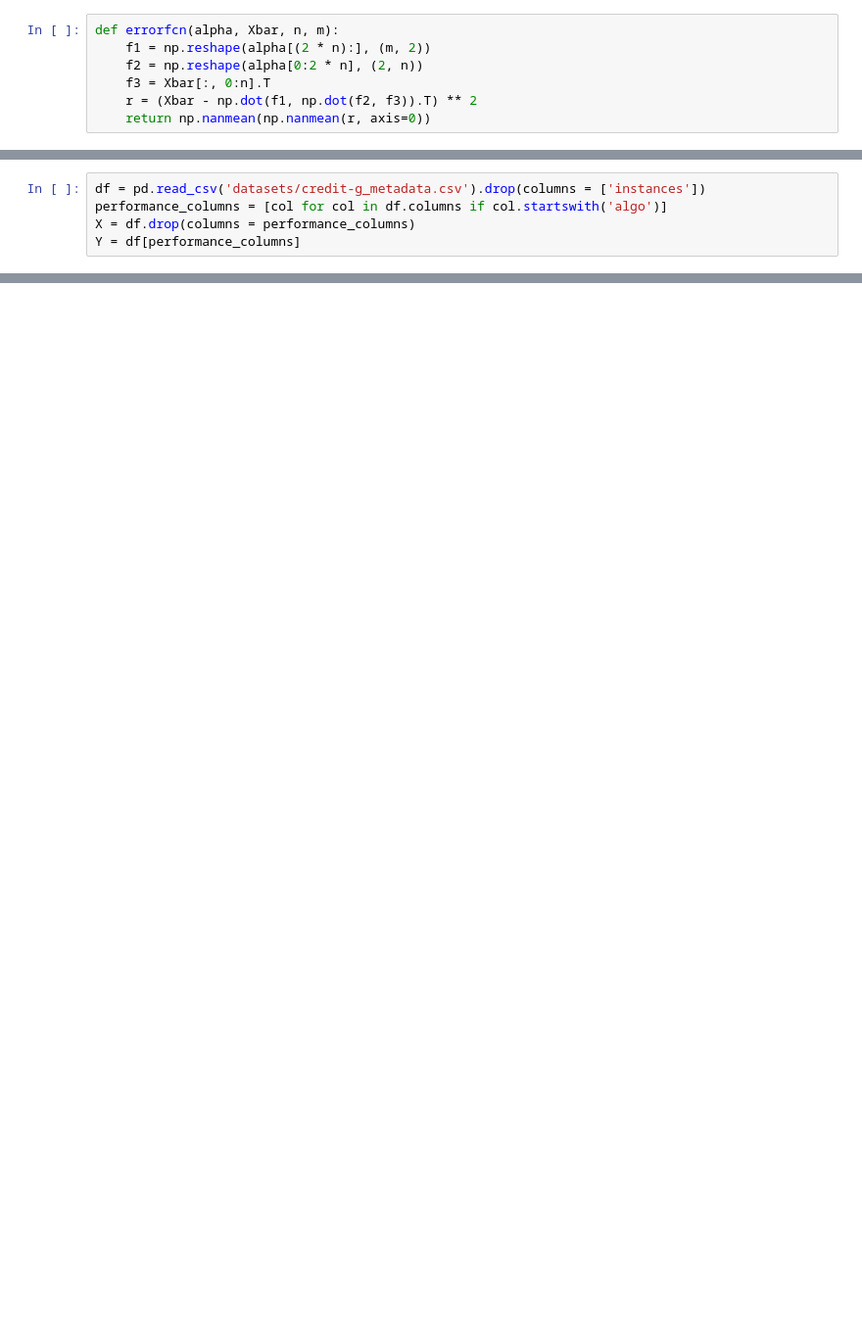
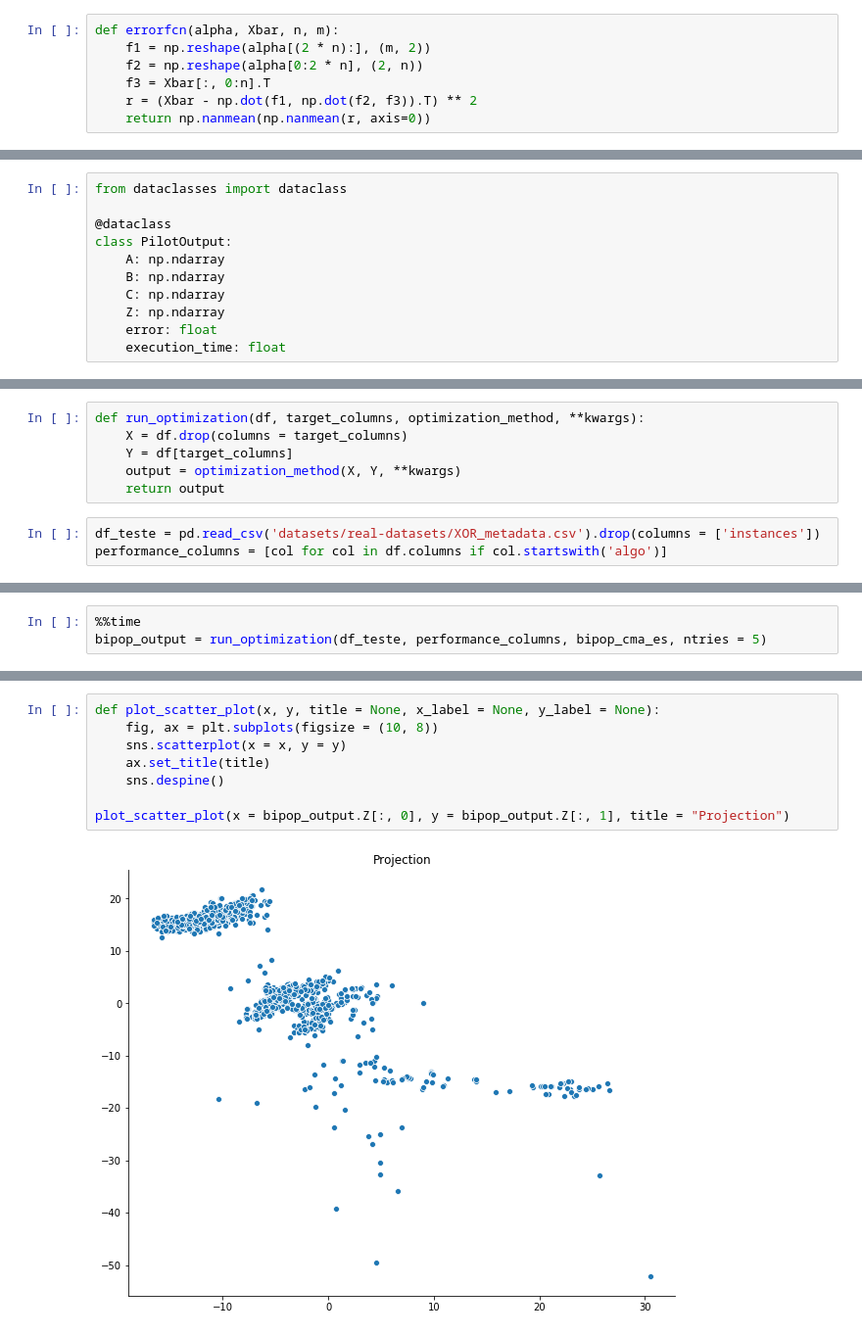
Before and after one commit to victorsanunes/artigo-ipo, a Jupyter notebook: bipop-cma-es.ipynb, the cells around one changed output, grey strips where cells are left out. Shown at 98% size. Drawn from its saved outputs; the diff is of its cells as text; blank space fills up the shorter version.

```diff
--- a/bipop-cma-es.ipynb
+++ b/bipop-cma-es.ipynb
@@ -16,0 +40,11 @@ def errorfcn(alpha, Xbar, n, m):
+# %%
+from dataclasses import dataclass
+
+@dataclass
+class PilotOutput:
+    A: np.ndarray
+    B: np.ndarray
+    C: np.ndarray
+    Z: np.ndarray
+    error: float
+    execution_time: float
@@ -17,5 +153,9 @@ def errorfcn(alpha, Xbar, n, m):
+# %%
+def run_optimization(df, target_columns, optimization_method, **kwargs):
+    X = df.drop(columns = target_columns)
+    Y = df[target_columns]
+    output = optimization_method(X, Y, **kwargs)
+    return output
 # %%
-df = pd.read_csv('datasets/credit-g_metadata.csv').drop(columns = ['instances'])
+df_teste = pd.read_csv('datasets/real-datasets/XOR_metadata.csv').drop(columns = ['instances'])
 performance_columns = [col for col in df.columns if col.startswith('algo')]
-X = df.drop(columns = performance_columns)
-Y = df[performance_columns]
@@ -98,0 +162,3 @@ IndexError: index 5 is out of bounds for axis 1 with size 5
+# %%
+%%time
+bipop_output = run_optimization(df_teste, performance_columns, bipop_cma_es, ntries = 5)
@@ -98,0 +168,10 @@ IndexError: index 5 is out of bounds for axis 1 with size 5
+# %%
+def plot_scatter_plot(x, y, title = None, x_label = None, y_label = None):
+    fig, ax = plt.subplots(figsize = (10, 8))
+    sns.scatterplot(x = x, y = y)
+    ax.set_title(title)
+    sns.despine()
+
+plot_scatter_plot(x = bipop_output.Z[:, 0], y = bipop_output.Z[:, 1], title = "Projection")
+# %% [output]
+[figure, added]
```
Also changed, not shown: parts of 10 cells of this notebook, 1 other file.
